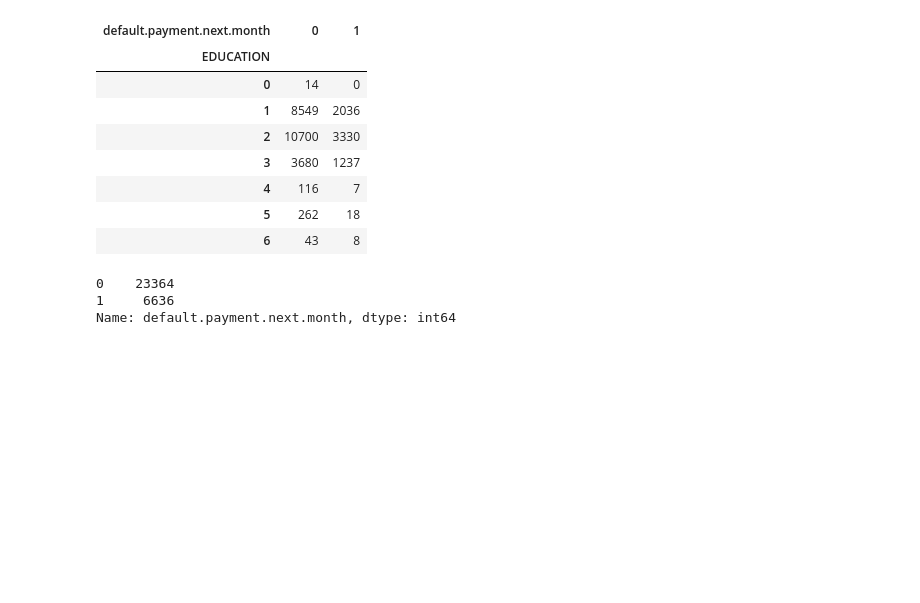
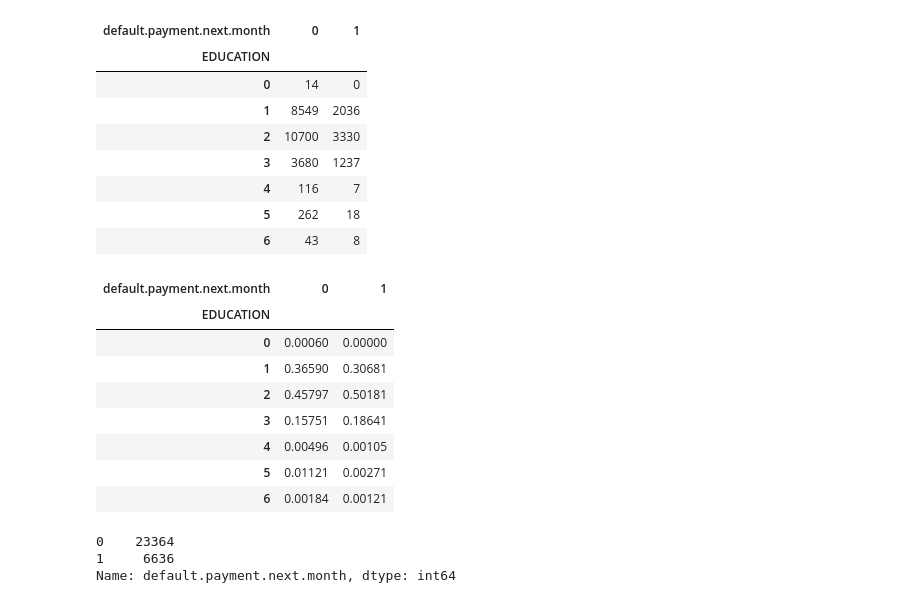
Before and after one commit to tariqzia5/Python_P, a Jupyter notebook: PROJECT_1_MACHINE_LEARNING.ipynb, the cells around one changed output. Saved outputs shown, nothing was run; the diff lists cells and outputs as text; code cells hidden in the pictures; blank space fills up the shorter version.

```diff
--- a/PROJECT_1_MACHINE_LEARNING.ipynb
+++ b/PROJECT_1_MACHINE_LEARNING.ipynb
@@ -1473,3 +1471,16 @@ cross_tab_edu_percentage=
+# %%
+cross_tab_edu_percentage=cross_tab_edu.apply(lambda x: x/x.sum(),axis=0)
+round(cross_tab_edu_percentage,5)
+# %% [output]
+| default.payment.next.month | 0 | 1 |
+| EDUCATION |  |  |
+| 0 | 0.00060 | 0.00000 |
+| 1 | 0.36590 | 0.30681 |
+| 2 | 0.45797 | 0.50181 |
+| 3 | 0.15751 | 0.18641 |
+| 4 | 0.00496 | 0.00105 |
+| 5 | 0.01121 | 0.00271 |
+| 6 | 0.00184 | 0.00121 |
 # %%
 uci_credit_card["default.payment.next.month"].value_counts()
 # %% [output]
```
Also changed, not shown: parts of 1 cell of this notebook.
